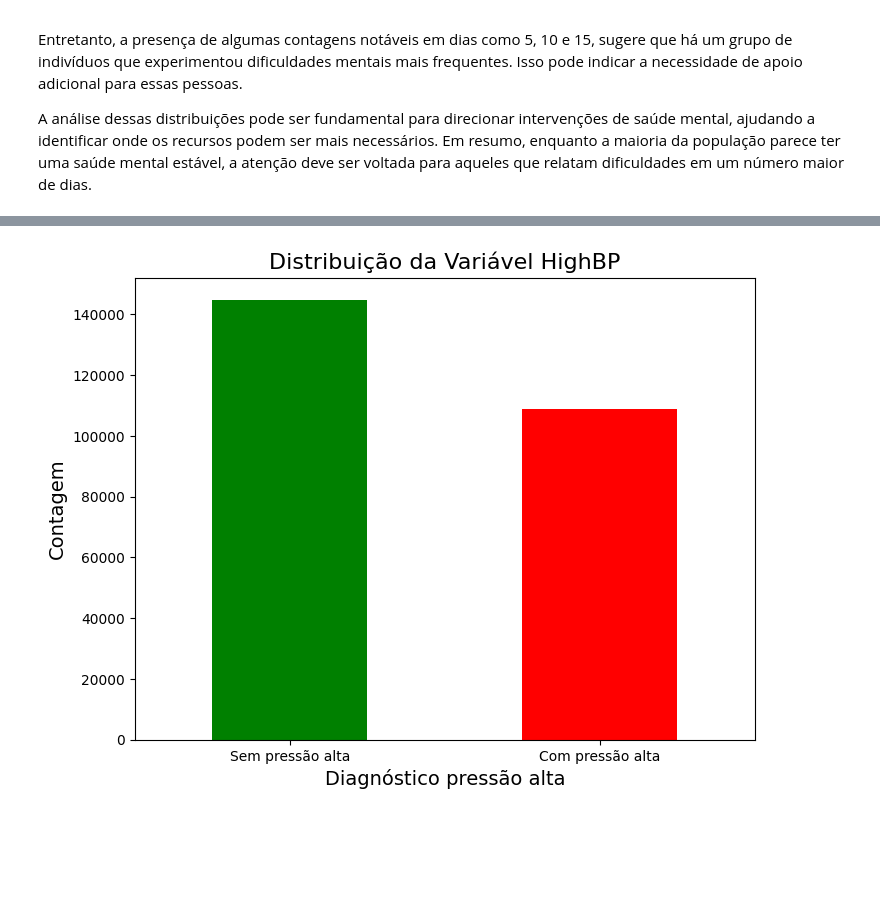
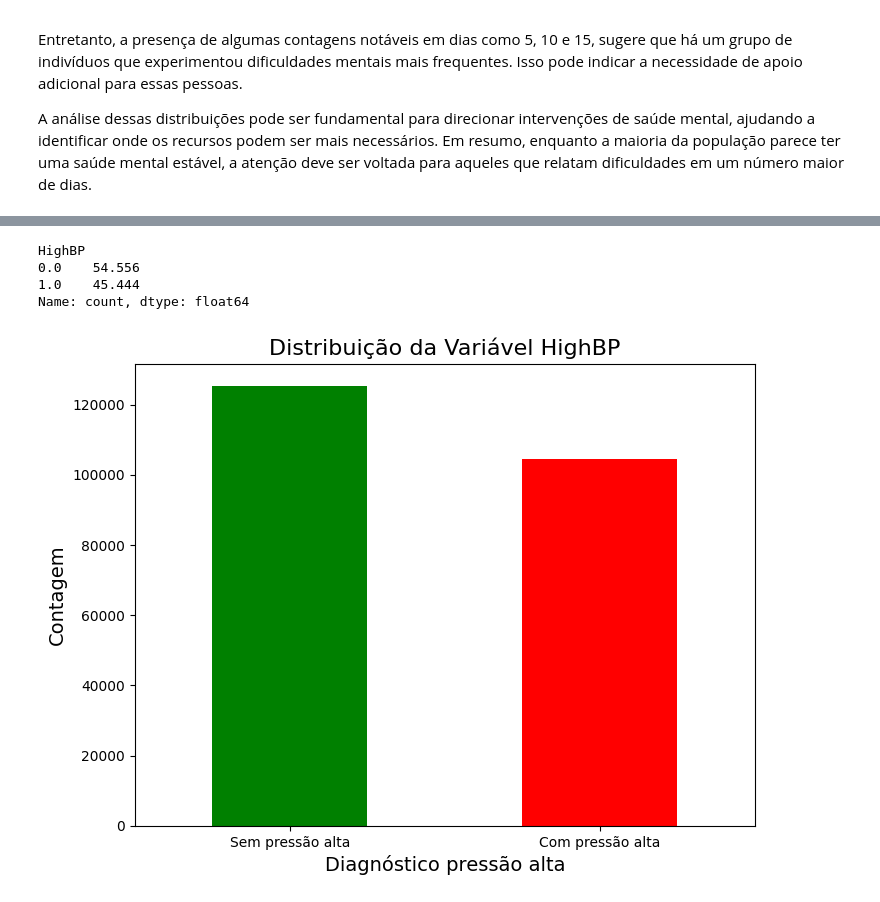
Before and after one commit to rcm2005/Data-Science, a Jupyter notebook: sprint3/sprint33.ipynb, the cells around one changed output, grey strips where cells are left out. Cells and saved outputs as stored; diff of their text form; code cells hidden in the pictures; blank space fills up the shorter version.

```diff
--- a/sprint3/sprint33.ipynb
+++ b/sprint3/sprint33.ipynb
@@ -8,3 +8,10 @@ base = pd.read_csv("Sprint3 Diabetes.csv")
 base.shape
 # %% [output]
 (253680, 22)
+# %%
+# Verificando duplicatas
+duplicatas = base.duplicated().sum()
+print(f"Número de duplicatas: {duplicatas}")
+
+# Removendo duplicatas
+base = base.drop_duplicates()
@@ -370,21 +490,25 @@ plt.show()
 # %%
 #Calculando distribuição total variável
 highbp_count = base["HighBP"].value_counts()
 #Medindo composição percentual da variável
 highpb_percent = (highbp_count / highbp_count.sum())*100
 highbp_percent = highpb_percent.round(3)
-highbp_percent
+print(highbp_percent)
 
 # Gráfico distribuição HighBP
 plt.figure(figsize=(8,6))
 highbp_count.plot(kind='bar', color=['green', 'red'])
 plt.title('Distribuição da Variável HighBP', fontsize=16)
 plt.xlabel('Diagnóstico pressão alta', fontsize=14)
 plt.ylabel('Contagem', fontsize=14)
 plt.xticks(ticks=[0, 1], labels=['Sem pressão alta', 'Com pressão alta'], rotation=0)
 plt.show()
 # %% [output]
+HighBP
+0.0    54.556
+1.0    45.444
+Name: count, dtype: float64
-[figure, old version]
+[figure, new version]
 # %%
 #Calculando distribuição total variável
 highChol_count = base["HighChol"].value_counts()
```
Also changed, not shown: parts of 47 cells of this notebook, 2 other files.
